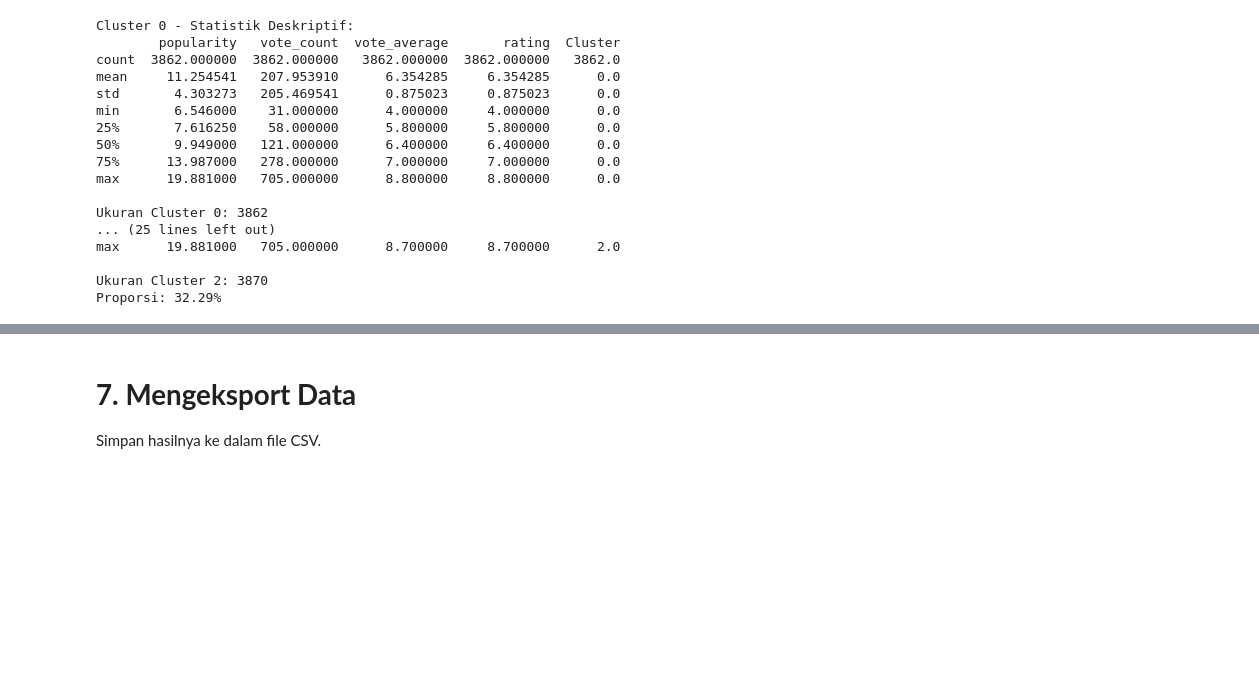
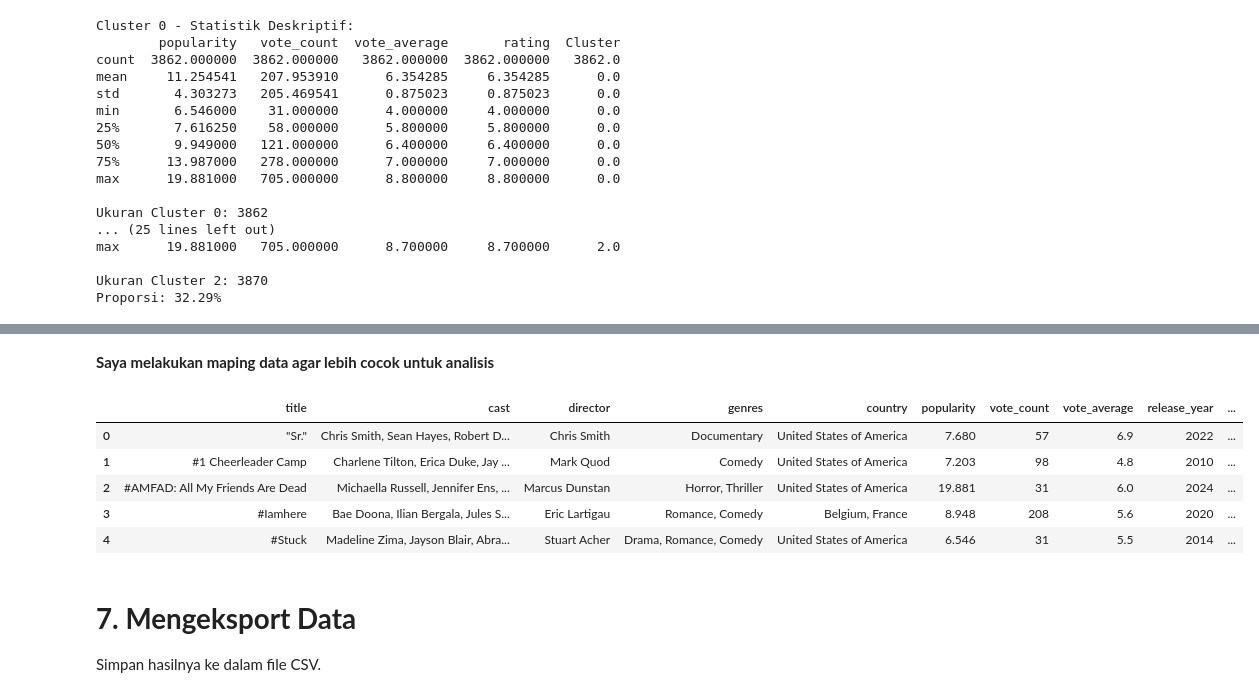
Before and after one commit to Benylaode/Clustering-And-Klasifiktion-, a Jupyter notebook: [Clustering]_Submission_Akhir_BMLP_Laode_Fahmi_Hidayat.ipynb, the cells around one changed output, grey strips where cells are left out. Cells and saved outputs as stored; diff of their text form; code cells hidden in the pictures; blank space fills up the shorter version.

```diff
--- a/[Clustering]_Submission_Akhir_BMLP_Laode_Fahmi_Hidayat.ipynb
+++ b/[Clustering]_Submission_Akhir_BMLP_Laode_Fahmi_Hidayat.ipynb
@@ -1264,3 +1256,22 @@ Cluster 2 sangat populer dan sering ditonton, tapi rating-nya tak setinggi Clust
+# %% [markdown]
+**Saya melakukan maping data agar lebih cocok untuk analisis**
+# %%
+label_map = {
+    0: 'underrated',
+    1: 'overrated',
+    2: 'perfectly rated'
+}
+# %%
+df['Cluster'] = df['Cluster'].map(label_map)
+# %%
+df.head()
+# %% [output]
+|  | title | cast | director | genres | country | popularity | vote_count | vote_average | release_year | ... |
+| 0 | "Sr." | Chris Smith, Sean Hayes, Robert D... | Chris Smith | Documentary | United States of America | 7.680 | 57 | 6.9 | 2022 | ... |
+| 1 | #1 Cheerleader Camp | Charlene Tilton, Erica Duke, Jay ... | Mark Quod | Comedy | United States of America | 7.203 | 98 | 4.8 | 2010 | ... |
+| 2 | #AMFAD: All My Friends Are Dead | Michaella Russell, Jennifer Ens, ... | Marcus Dunstan | Horror, Thriller | United States of America | 19.881 | 31 | 6.0 | 2024 | ... |
+| 3 | #Iamhere | Bae Doona, Ilian Bergala, Jules S... | Eric Lartigau | Romance, Comedy | Belgium, France | 8.948 | 208 | 5.6 | 2020 | ... |
+| 4 | #Stuck | Madeline Zima, Jayson Blair, Abra... | Stuart Acher | Drama, Romance, Comedy | United States of America | 6.546 | 31 | 5.5 | 2014 | ... |
 # %% [markdown]
 # **7. Mengeksport Data**
 
```
Also changed, not shown: parts of 7 cells of this notebook.
